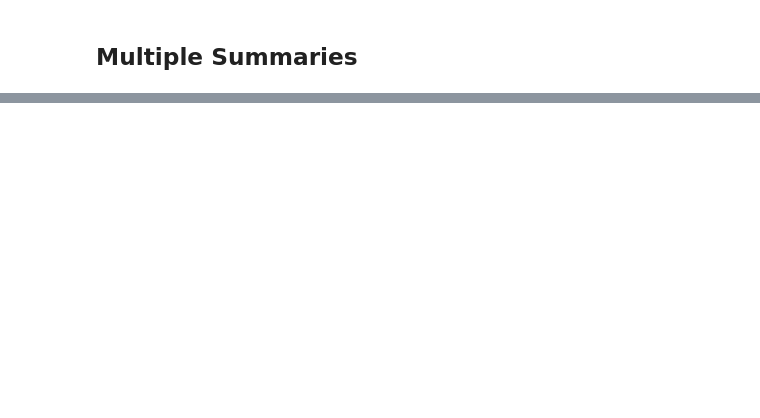
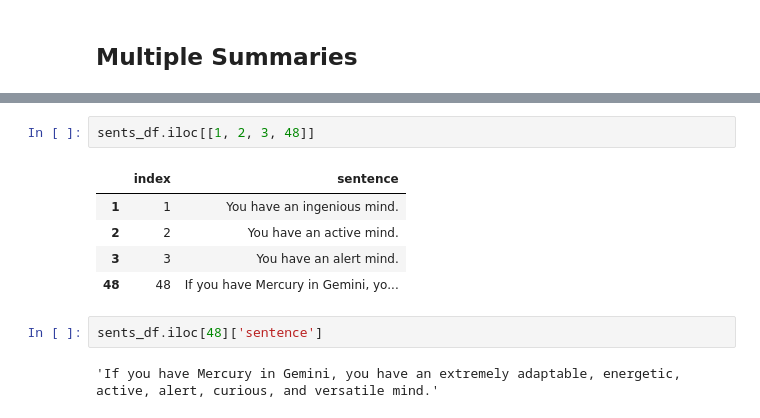
Before and after one commit to llmhyy/comments_summarization, a Jupyter notebook: src/Main.ipynb, the cells around one changed output, grey strips where cells are left out. Drawn from its saved outputs; the diff is of its cells as text; blank space fills up the shorter version.

```diff
--- a/src/Main.ipynb
+++ b/src/Main.ipynb
@@ -597,0 +647,12 @@ df_piv_symmetric.iloc[3][10]
+# %%
+sents_df.iloc[[1, 2, 3, 48]]
+# %% [output]
+|  | index | sentence |
+| 1 | 1 | You have an ingenious mind. |
+| 2 | 2 | You have an active mind. |
+| 3 | 3 | You have an alert mind. |
+| 48 | 48 | If you have Mercury in Gemini, yo... |
+# %%
+sents_df.iloc[48]['sentence']
+# %% [output]
+'If you have Mercury in Gemini, you have an extremely adaptable, energetic, active, alert, curious, and versatile mind.'
```
Also changed, not shown: parts of 11 cells of this notebook.
